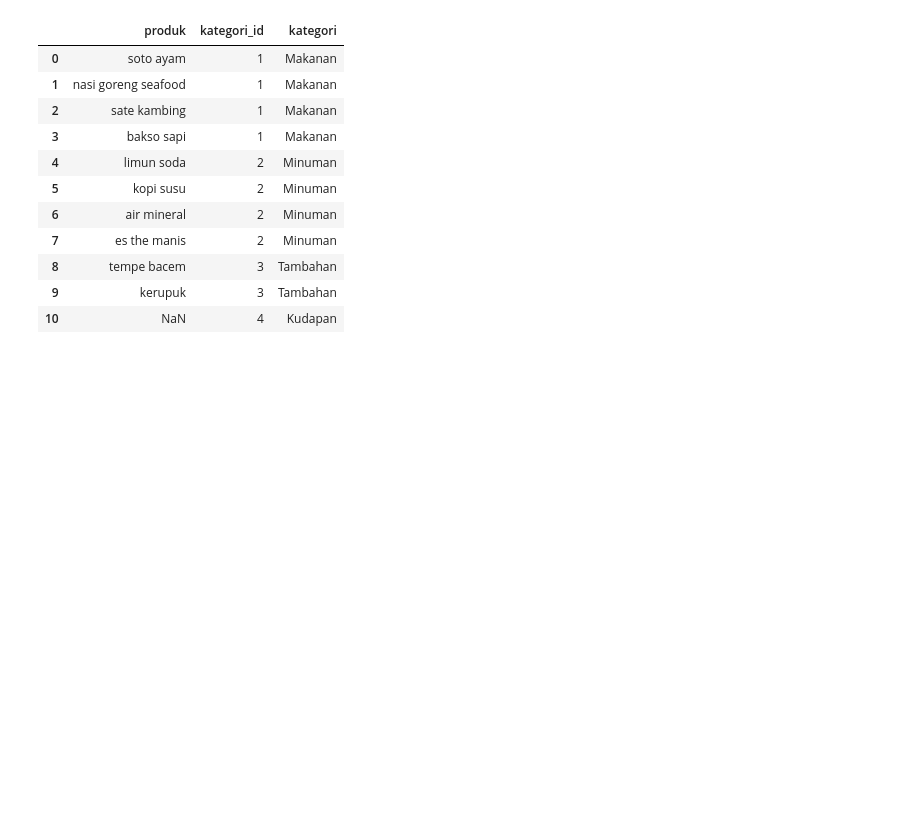
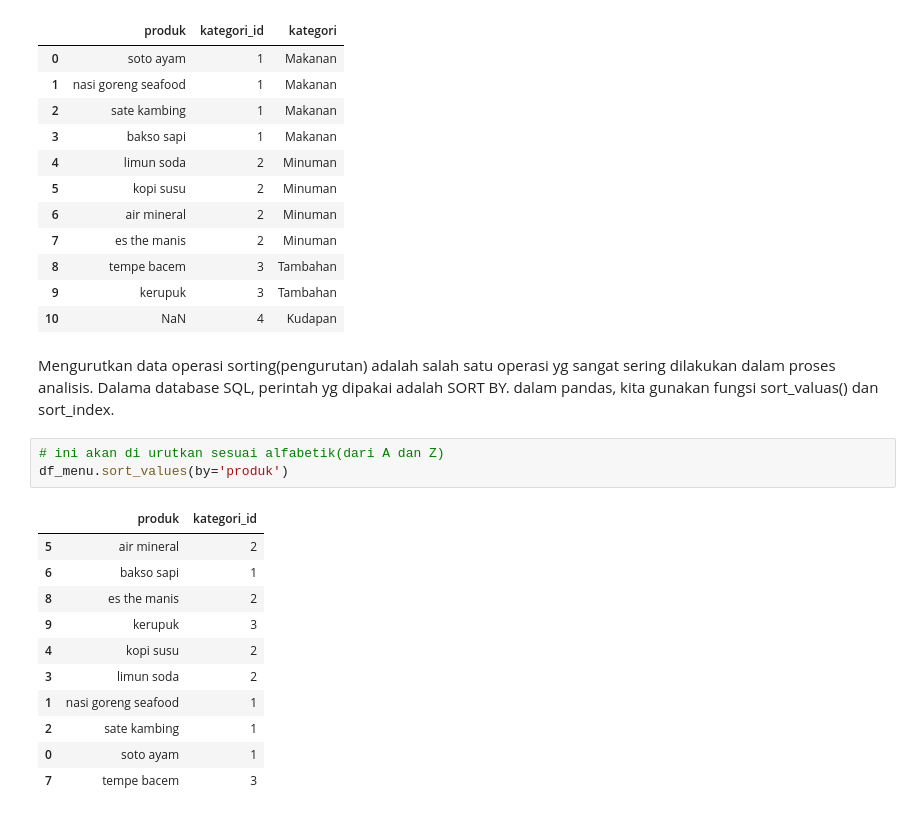
Before and after one commit to yudhaputraa/Machine_Learning, a Jupyter notebook: belajar_pandas.ipynb, the cells around one changed output. Drawn from its saved outputs; the diff is of its cells as text; blank space fills up the shorter version.

Commit message:
pengurutan data

```diff
--- a/belajar_pandas.ipynb
+++ b/belajar_pandas.ipynb
@@ -359,3 +359,23 @@ df_join
 | 8 | tempe bacem | 3 | Tambahan |
 | 9 | kerupuk | 3 | Tambahan |
 | 10 | NaN | 4 | Kudapan |
+# %% [markdown]
+Mengurutkan data
+operasi sorting(pengurutan) adalah salah satu operasi yg sangat sering dilakukan dalam proses analisis.
+Dalama database SQL, perintah yg dipakai adalah SORT BY. dalam pandas, kita gunakan fungsi sort_valuas()
+dan sort_index.
+# %%
+# ini akan di urutkan sesuai alfabetik(dari A dan Z)
+df_menu.sort_values(by='produk')
+# %% [output]
+|  | produk | kategori_id |
+| 5 | air mineral | 2 |
+| 6 | bakso sapi | 1 |
+| 8 | es the manis | 2 |
+| 9 | kerupuk | 3 |
+| 4 | kopi susu | 2 |
+| 3 | limun soda | 2 |
+| 1 | nasi goreng seafood | 1 |
+| 2 | sate kambing | 1 |
+| 0 | soto ayam | 1 |
+| 7 | tempe bacem | 3 |
```
Also changed, not shown: parts of 3 cells of this notebook.
